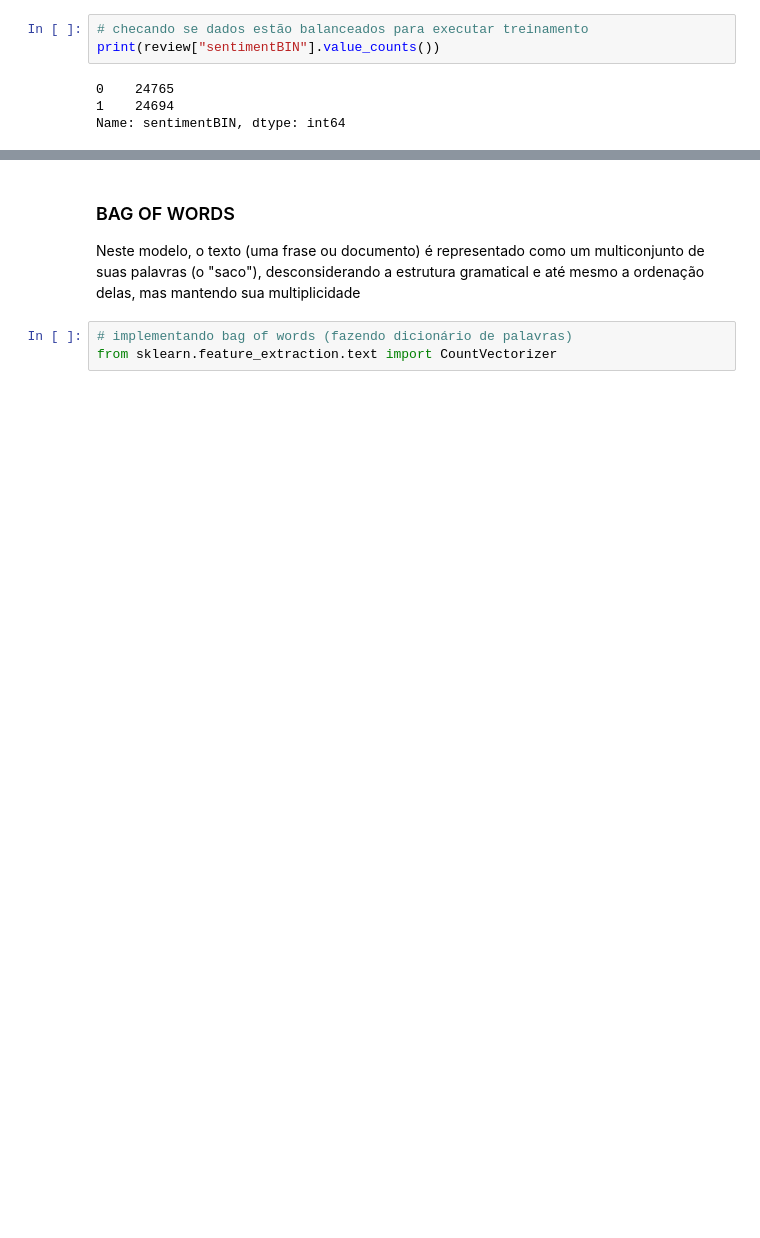
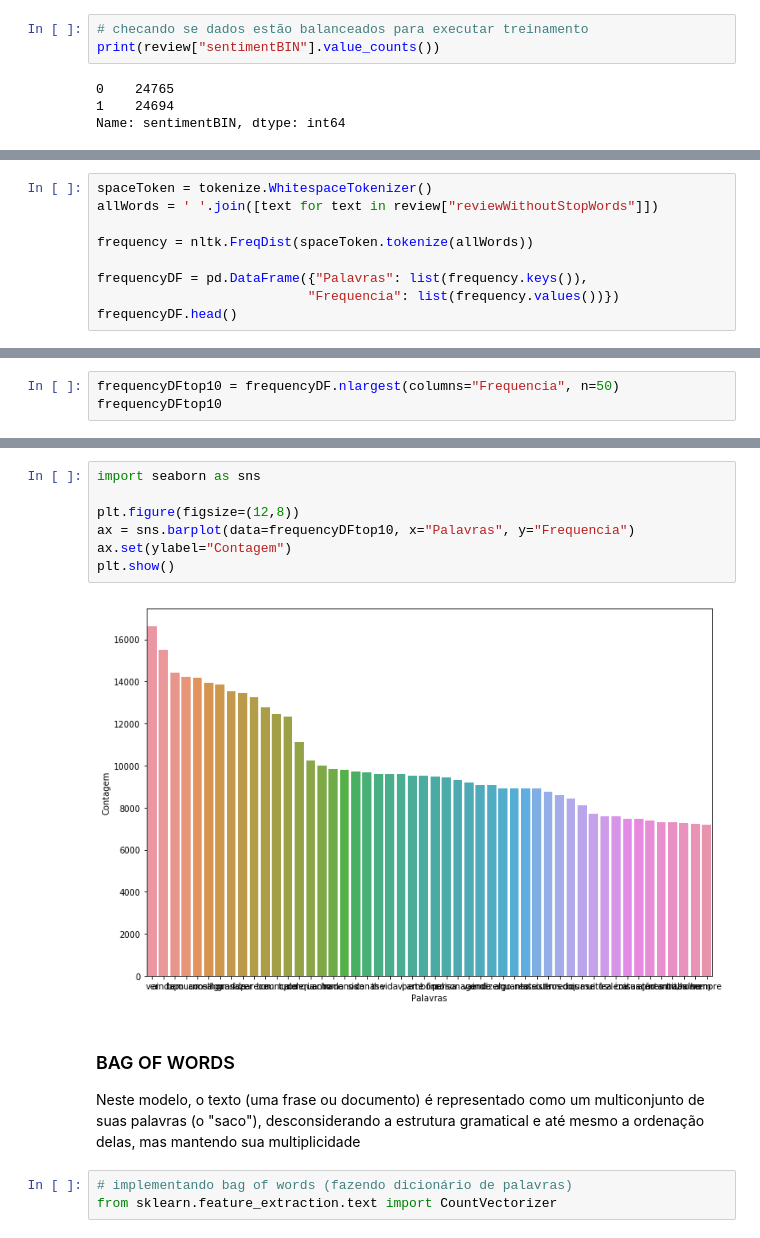
Before and after one commit to izmcm/machine-learning, a Jupyter notebook: [PLN]analise-filmes.ipynb, the cells around one changed output, grey strips where cells are left out. Saved outputs shown, nothing was run; the diff lists cells and outputs as text; blank space fills up the shorter version.

```diff
--- a/[PLN]analise-filmes.ipynb
+++ b/[PLN]analise-filmes.ipynb
@@ -45,0 +187,9 @@ Name: sentimentBIN, dtype: int64
+# %%
+spaceToken = tokenize.WhitespaceTokenizer()
+allWords = ' '.join([text for text in review["reviewWithoutStopWords"]])
+
+frequency = nltk.FreqDist(spaceToken.tokenize(allWords))
+
+frequencyDF = pd.DataFrame({"Palavras": list(frequency.keys()),
+                           "Frequencia": list(frequency.values())})
+frequencyDF.head()
@@ -45,0 +203,3 @@ Name: sentimentBIN, dtype: int64
+# %%
+frequencyDFtop10 = frequencyDF.nlargest(columns="Frequencia", n=50)
+frequencyDFtop10
@@ -46,3 +239,12 @@ Name: sentimentBIN, dtype: int64
+# %%
+import seaborn as sns
+
+plt.figure(figsize=(12,8))
+ax = sns.barplot(data=frequencyDFtop10, x="Palavras", y="Frequencia")
+ax.set(ylabel="Contagem")
+plt.show()
+# %% [output]
+[figure, added]
 # %% [markdown]
 ### BAG OF WORDS
 Neste modelo, o texto (uma frase ou documento) é representado como um multiconjunto de suas palavras (o "saco"), desconsiderando a estrutura gramatical e até mesmo a ordenação delas, mas mantendo sua multiplicidade
```
Also changed, not shown: parts of 37 cells of this notebook.
